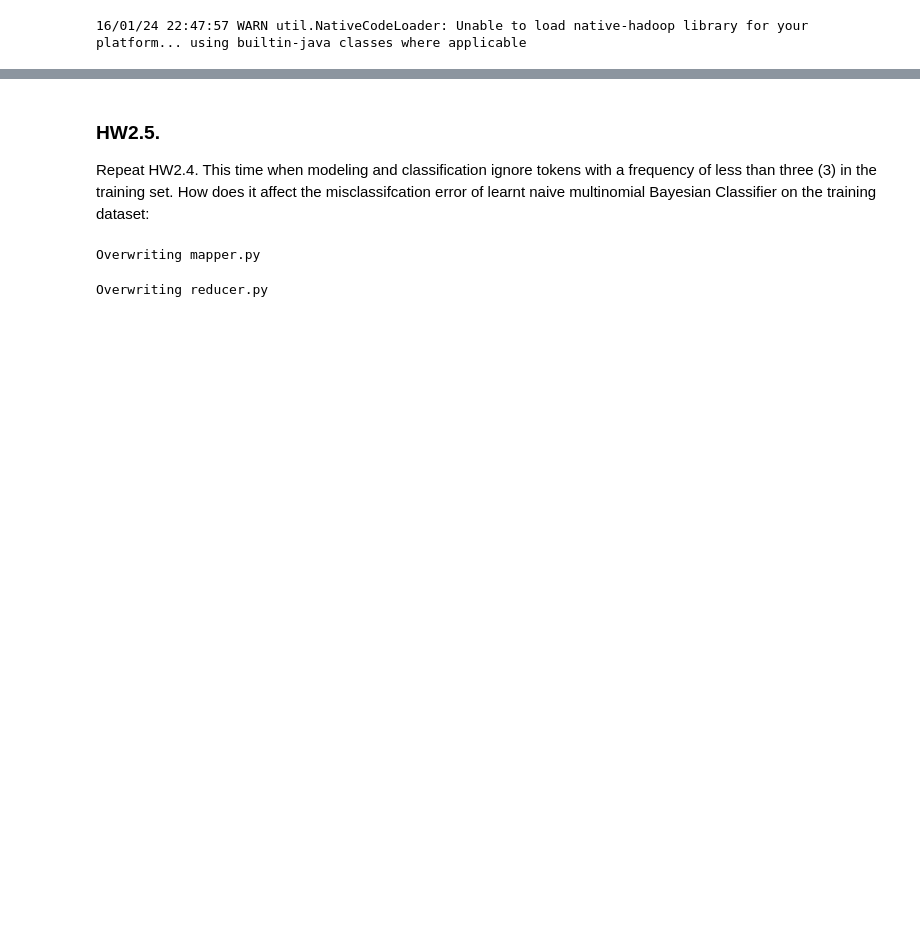
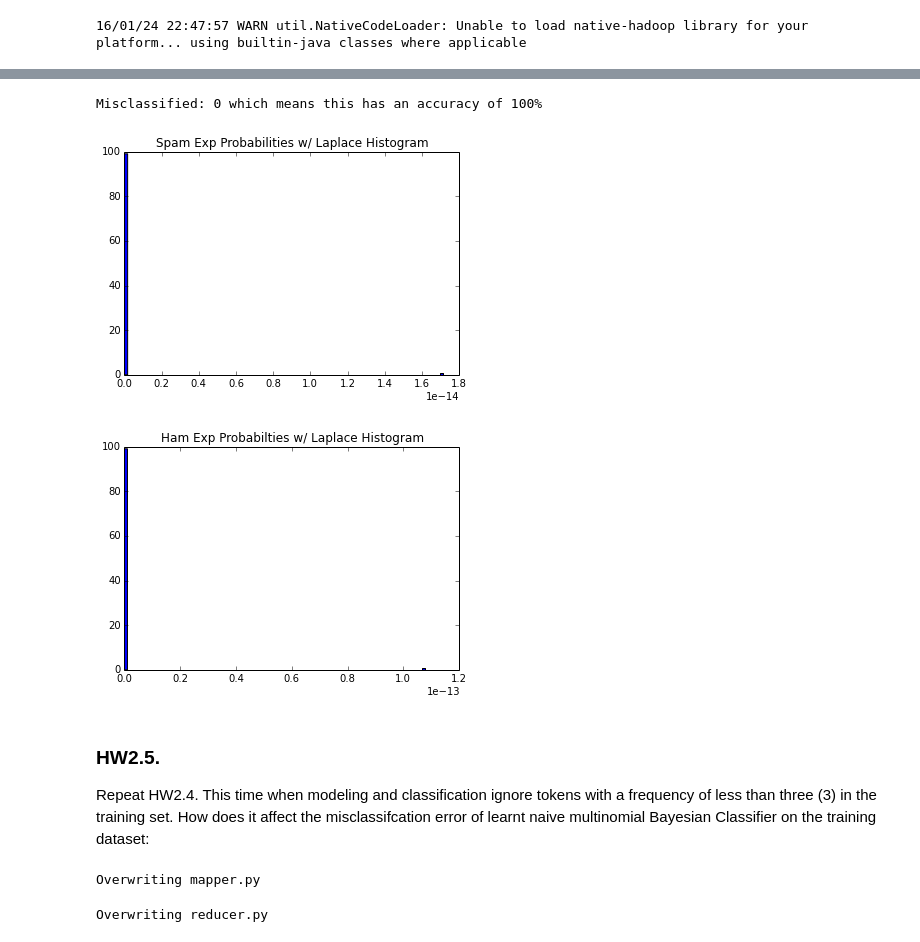
Before and after one commit to dunmireg/261HW, a Jupyter notebook: HW2/MIDS-W261-2016-HWK-Week02-Dunmire.ipynb, the cells around one changed output, grey strips where cells are left out. Cells and saved outputs as stored; diff of their text form; code cells hidden in the pictures; blank space fills up the shorter version.

```diff
--- a/HW2/MIDS-W261-2016-HWK-Week02-Dunmire.ipynb
+++ b/HW2/MIDS-W261-2016-HWK-Week02-Dunmire.ipynb
@@ -1021,3 +1213,46 @@ Stopping secondary namenodes [0.0.0.0]
+# %%
+#Display outputs from results file
+import os
+
+with open(os.path.join('./enroneEmailClassLaplace', 'part-00000'), 'r') as myfile:
+    lines = myfile.readlines() #read file
+    lines = lines[-1:] #get last 3 lines
+    for line in lines:
+        print line #print results
+# %% [output]
+Misclassified: 0 which means this has an accuracy of 100%
+# %%
+%matplotlib inline
+#Make histogram
+import os
+import matplotlib.pyplot as plt
+
+spam_probs = [] #list of spam probabilities
+ham_probs = [] #list of ham probabilities
+with open(os.path.join('./enroneEmailClassLaplace', 'part-00000'), 'r') as myfile: #read file
+    lines = myfile.readlines()
+    for line in lines[:-1]: #exclude last 3 lines which have results
+        components = line.split('\t')
+        if len(line) != 2: #I believe I have too many text components and a newline character is getting introduced and some whitespace
+            #This is an outstanding error I was not able to resolve but I can parse using the logic above
+            spam_probs.append(float(components[3]))
+            ham_probs.append(float(components[4]))
+
+s = plt.figure(1)
+plt.hist(spam_probs, bins = 100)
+plt.xlabel = "Probability"
+plt.ylabel = "Frequency"
+plt.title("Spam Exp Probabilities w/ Laplace Histogram")
+
+h = plt.figure(2)
+plt.hist(ham_probs, bins = 100)
+plt.xlabel = "Probability"
+plt.ylabel = "Frequency"
+plt.title("Ham Exp Probabilties w/ Laplace Histogram")
+plt.show()
+# %% [output]
+[figure, added]
+[figure, added]
 # %% [markdown]
 ### HW2.5.
 
```
Also changed, not shown: parts of 90 cells of this notebook, 12 other files.
